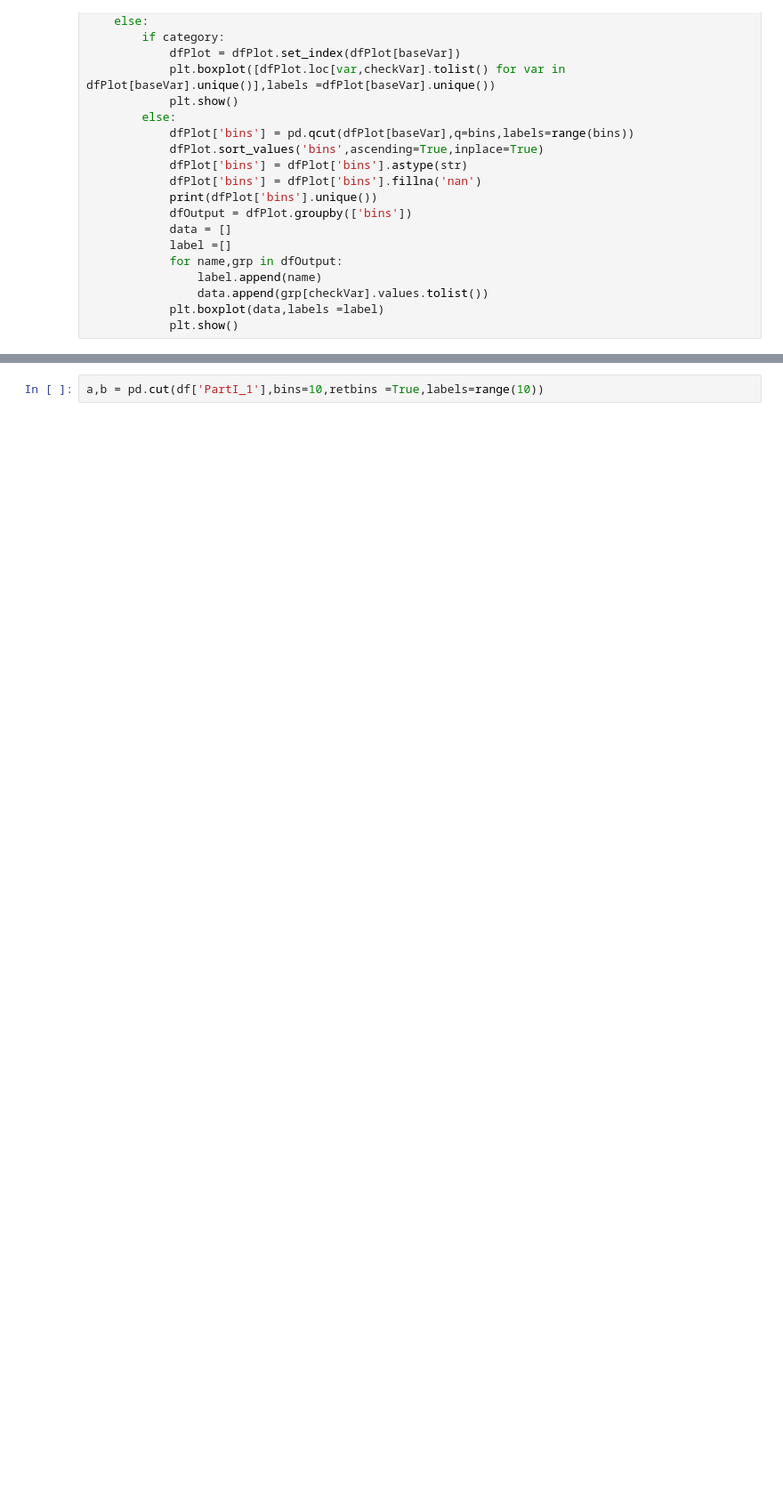
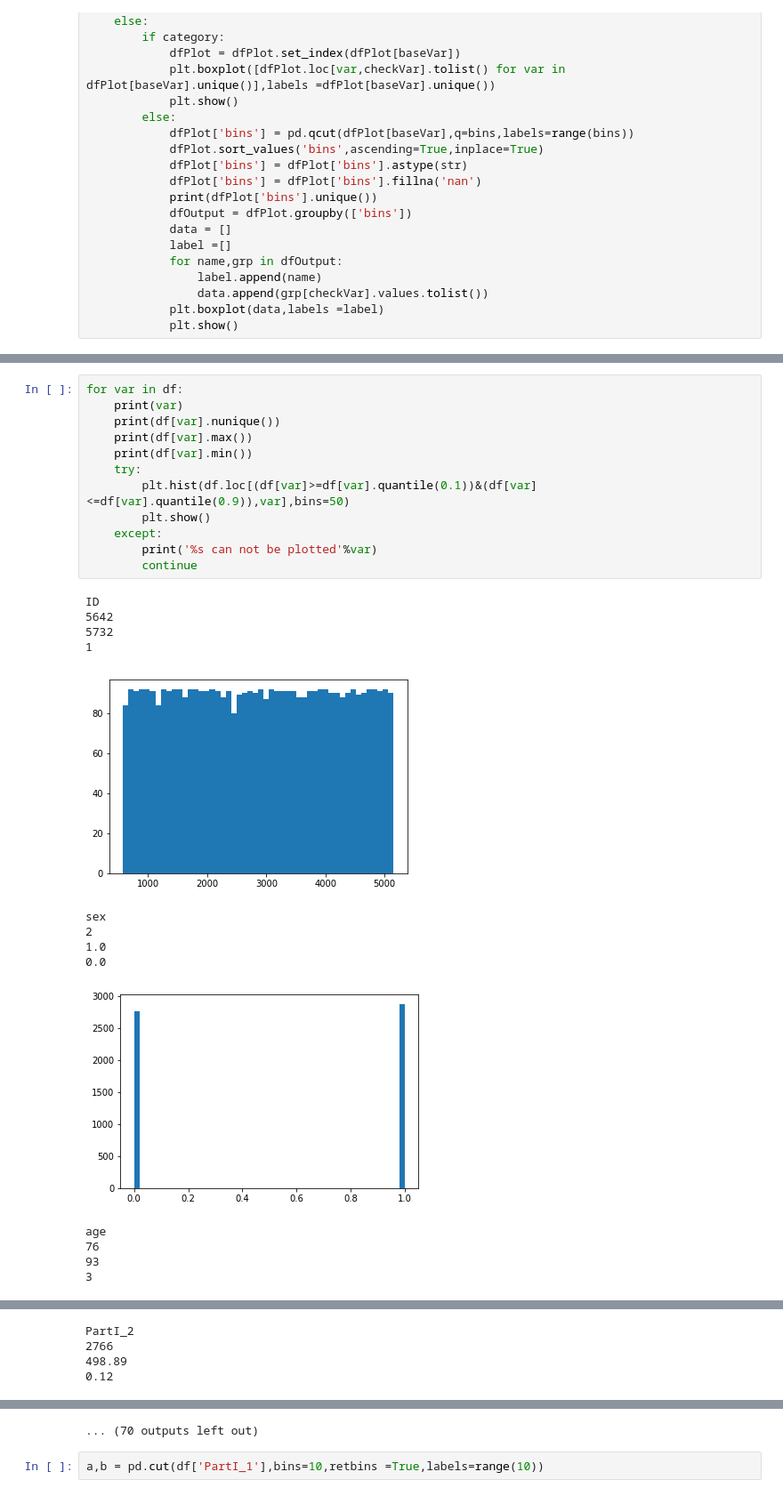
Before and after one commit to moneyml/DiabetesRisk, a Jupyter notebook: Code/Experiment/profiling.ipynb, the cells around one changed output, grey strips where cells are left out. Shown at 89% size. Saved outputs shown, nothing was run; the diff lists cells and outputs as text; blank space fills up the shorter version.

```diff
--- a/Code/Experiment/profiling.ipynb
+++ b/Code/Experiment/profiling.ipynb
@@ -37,0 +70,27 @@ custom_boxplot(df,'PartI_1','Y',False)
+# %%
+for var in df:
+    print(var)
+    print(df[var].nunique())
+    print(df[var].max())
+    print(df[var].min())
+    try:
+        plt.hist(df.loc[(df[var]>=df[var].quantile(0.1))&(df[var]<=df[var].quantile(0.9)),var],bins=50)
+        plt.show()
+    except:
+        print('%s can not be plotted'%var)
+        continue
+# %% [output]
+ID
+5642
+5732
+1
+[figure, added]
+sex
+2
+1.0
+0.0
+[figure, added]
+age
+76
+93
+3
@@ -37,0 +108,4 @@ custom_boxplot(df,'PartI_1','Y',False)
+PartI_2
+2766
+498.89
+0.12
@@ -38,3 +118,4 @@ custom_boxplot(df,'PartI_1','Y',False)
+... (70 outputs left out)
 # %%
 a,b = pd.cut(df['PartI_1'],bins=10,retbins =True,labels=range(10))
 # %% [output]
```
Also changed, not shown: parts of 4 cells of this notebook, 11 other files.
